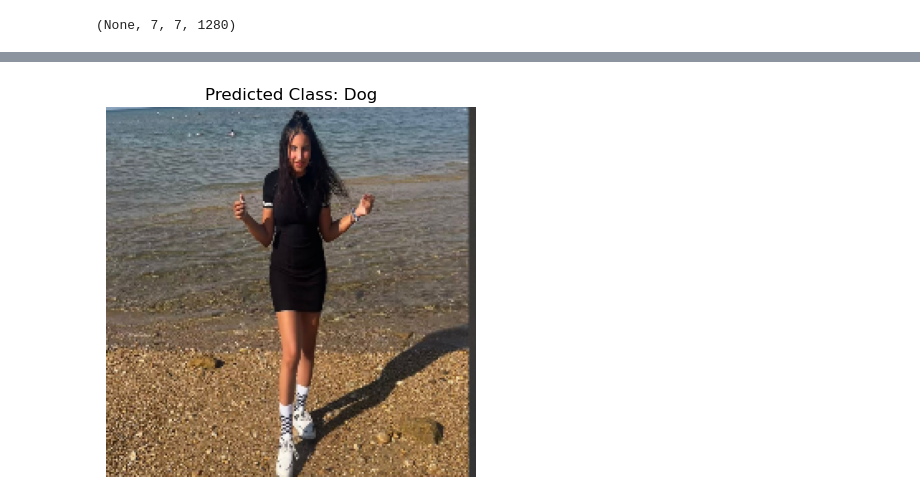
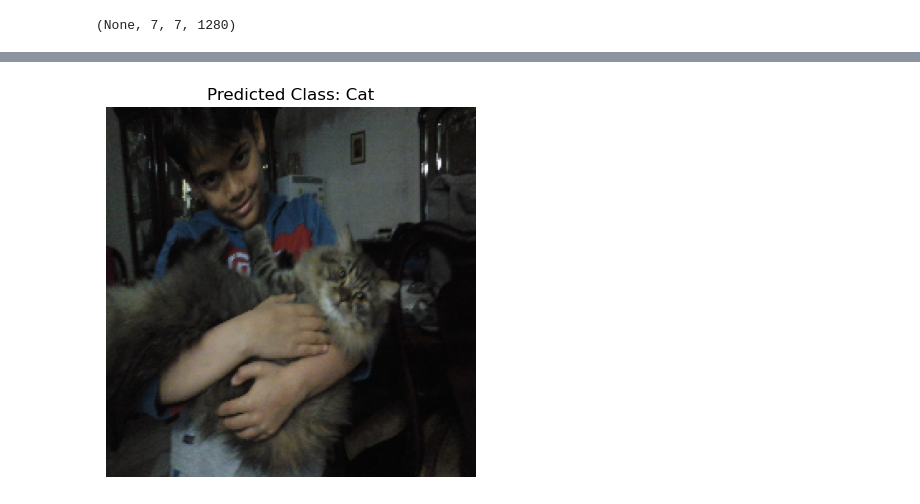
Before and after one commit to yara279-gif/pet, a Jupyter notebook: log_reg.ipynb, the cells around one changed output, grey strips where cells are left out. Saved outputs shown, nothing was run; the diff lists cells and outputs as text; code cells hidden in the pictures.

```diff
--- a/log_reg.ipynb
+++ b/log_reg.ipynb
@@ -156,22 +190,21 @@ import numpy as np
 from tensorflow.keras.preprocessing import image
 import matplotlib.pyplot as plt
 
-# 1. Load and preprocess the image
-img_path = r"D:\data science\datasets\pet\Screenshot 2024-12-16 153010.png" # Replace with the path to your image
-img = image.load_img(img_path, target_size=(224, 224))  # Resize to match the input size
-img_array = image.img_to_array(img)  # Convert the image to a NumPy array
-img_array = np.expand_dims(img_array, axis=0)  # Add batch dimension
-img_array /= 255.0  # Rescale if your model expects scaled input (e.g., from ImageDataGenerator)
-# 2. Extract features using the base model
-features = base_model.predict(img_array)  # Shape: (1, 7, 7, 1280)
-features_flat = features.flatten().reshape(1, -1)  # Flatten and reshape for LogisticRegression
 
-# 3. Predict the class using Logistic Regression
-prediction = log_reg.predict(features_flat)  # Predict class index
-class_index = prediction[0]  # Extract the predicted class
+img_path = r"D:\data science\datasets\pet\WhatsApp Image 2024-12-15 at 00.22.42_07e4fed1.jpg"
+img = image.load_img(img_path, target_size=(224, 224))
+img_array = image.img_to_array(img)
+img_array = np.expand_dims(img_array, axis=0)
+img_array /= 255.0
 
-# 4. Map class index to class labels
-class_labels = {0: 'Cat', 1: 'Dog'}  # Replace with your actual class labels
+features = base_model.predict(img_array)
+features_flat = features.flatten().reshape(1, -1)
+
+
+prediction = log_reg.predict(features_flat)
+class_index = prediction[0]
+
+class_labels = {0: 'Cat', 1: 'Dog'}
 predicted_label = class_labels[class_index]
 
 # 5. Display the result
@@ -184 +217 @@ plt.show()
-[figure, old version]
+[figure, new version]
```
Also changed, not shown: parts of 8 cells of this notebook, 1 other file.
